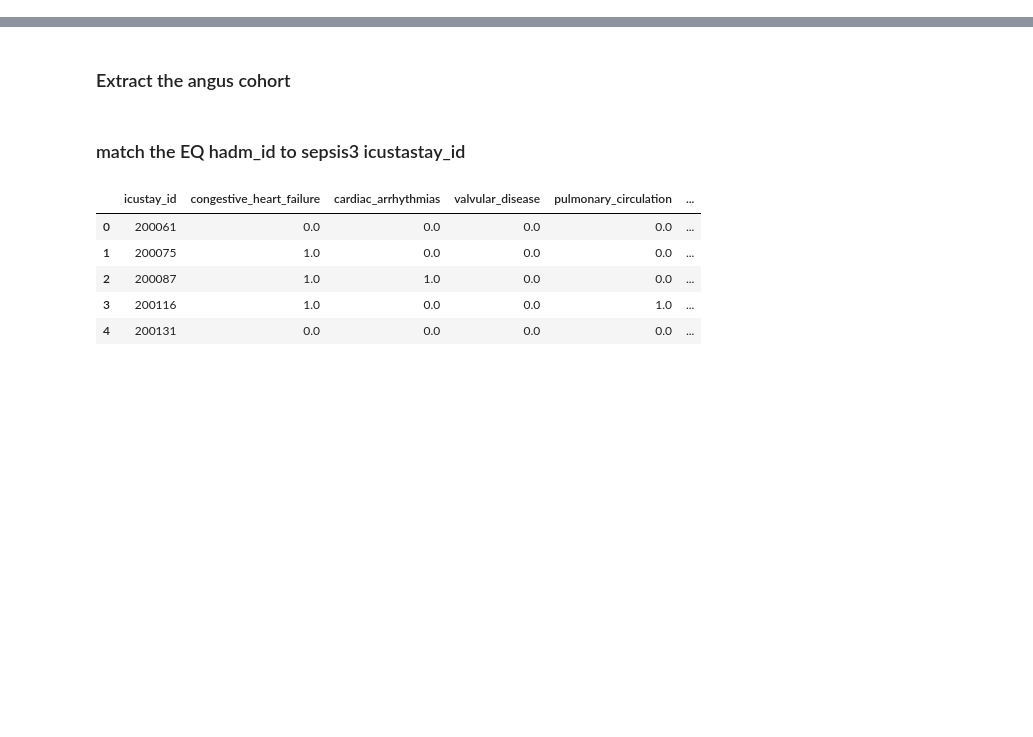
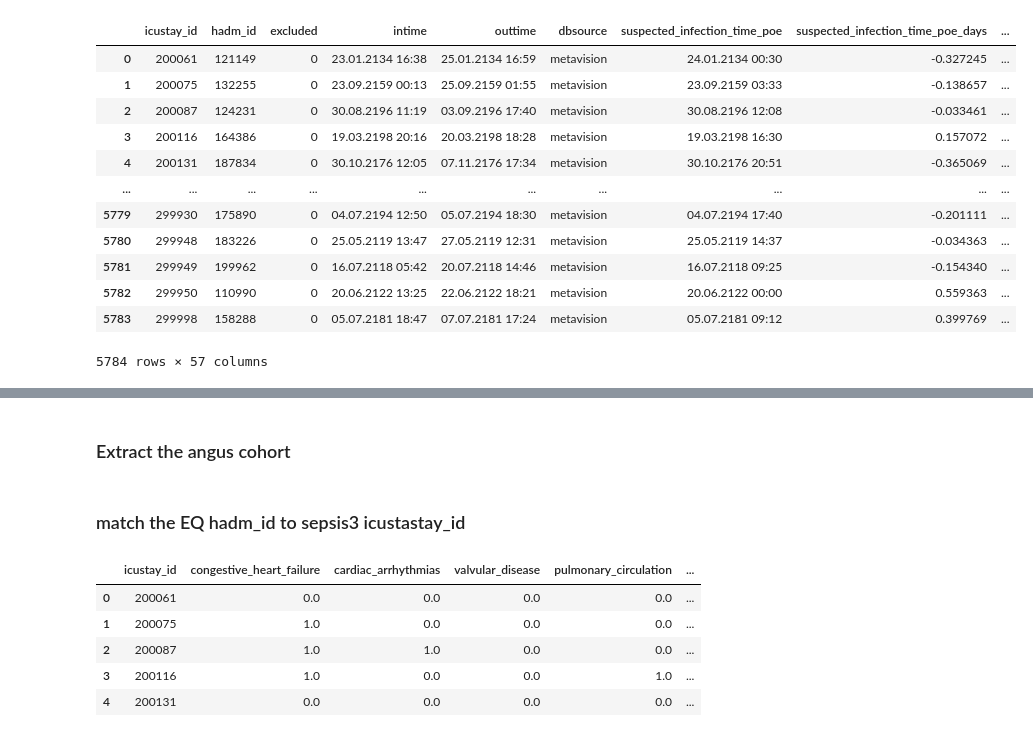
Before and after one commit to MariaBampaAI/patient_clustering_EHR, a Jupyter notebook: preprocessing/post_processing.ipynb, the cells around one changed output, grey strips where cells are left out. Drawn from its saved outputs; the diff is of its cells as text; code cells hidden in the pictures; blank space fills up the shorter version.

```diff
--- a/preprocessing/post_processing.ipynb
+++ b/preprocessing/post_processing.ipynb
@@ -17,0 +15,17 @@ To enable the following instructions: AVX2 FMA, in other operations, rebuild Ten
+# %%
+sepsis3 = pd.read_csv('/Users/maba4574/Desktop/sepsis-df-3.csv', sep=';')
+sepsis3
+# %% [output]
+|  | icustay_id | hadm_id | excluded | intime | outtime | dbsource | suspected_infection_time_poe | suspected_infection_time_poe_days | ... |
+| 0 | 200061 | 121149 | 0 | 23.01.2134 16:38 | 25.01.2134 16:59 | metavision | 24.01.2134 00:30 | -0.327245 | ... |
+| 1 | 200075 | 132255 | 0 | 23.09.2159 00:13 | 25.09.2159 01:55 | metavision | 23.09.2159 03:33 | -0.138657 | ... |
+| 2 | 200087 | 124231 | 0 | 30.08.2196 11:19 | 03.09.2196 17:40 | metavision | 30.08.2196 12:08 | -0.033461 | ... |
+| 3 | 200116 | 164386 | 0 | 19.03.2198 20:16 | 20.03.2198 18:28 | metavision | 19.03.2198 16:30 | 0.157072 | ... |
+| 4 | 200131 | 187834 | 0 | 30.10.2176 12:05 | 07.11.2176 17:34 | metavision | 30.10.2176 20:51 | -0.365069 | ... |
+| ... | ... | ... | ... | ... | ... | ... | ... | ... | ... |
+| 5779 | 299930 | 175890 | 0 | 04.07.2194 12:50 | 05.07.2194 18:30 | metavision | 04.07.2194 17:40 | -0.201111 | ... |
+| 5780 | 299948 | 183226 | 0 | 25.05.2119 13:47 | 27.05.2119 12:31 | metavision | 25.05.2119 14:37 | -0.034363 | ... |
+| 5781 | 299949 | 199962 | 0 | 16.07.2118 05:42 | 20.07.2118 14:46 | metavision | 16.07.2118 09:25 | -0.154340 | ... |
+| 5782 | 299950 | 110990 | 0 | 20.06.2122 13:25 | 22.06.2122 18:21 | metavision | 20.06.2122 00:00 | 0.559363 | ... |
+| 5783 | 299998 | 158288 | 0 | 05.07.2181 18:47 | 07.07.2181 17:24 | metavision | 05.07.2181 09:12 | 0.399769 | ... |
+5784 rows × 57 columns
```
Also changed, not shown: parts of 2 cells of this notebook, 4 other files.
